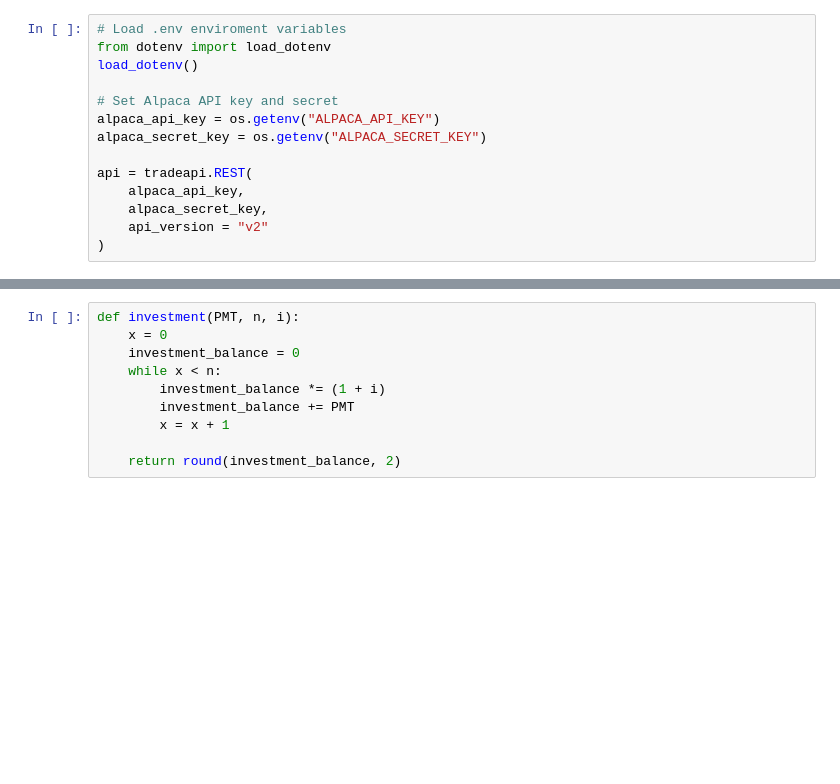
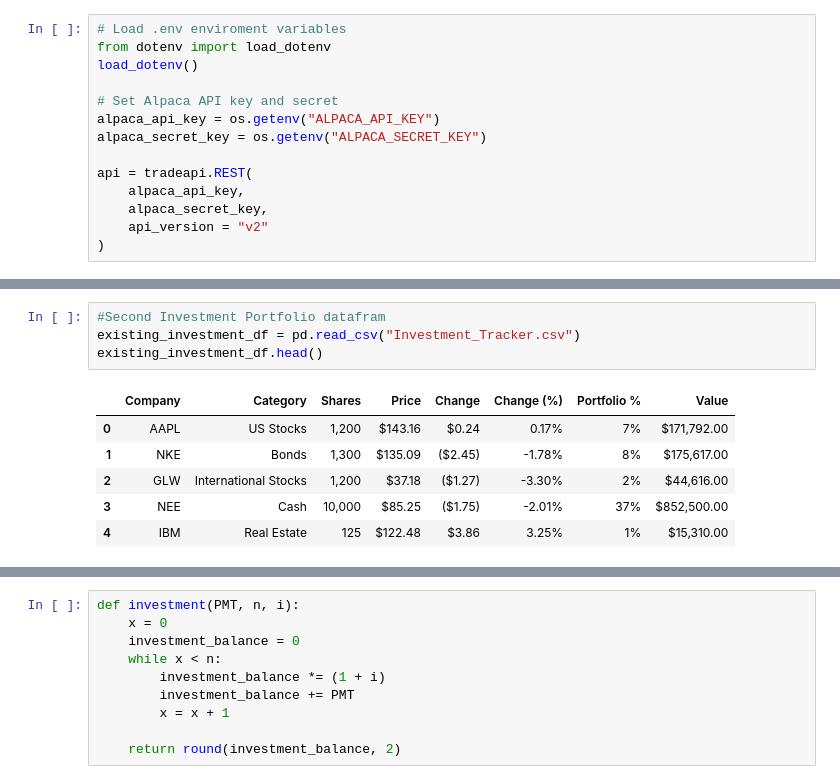
Before and after one commit to ryancfelts/Project1, a Jupyter notebook: Data_Cleanup.ipynb, the cells around one changed output, grey strips where cells are left out. Cells and saved outputs as stored; diff of their text form; blank space fills up the shorter version.

```diff
--- a/Data_Cleanup.ipynb
+++ b/Data_Cleanup.ipynb
@@ -54,4 +53,15 @@ df_portfolio_year.head()
 5 rows × 50 columns
+# %%
+#Second Investment Portfolio datafram
+existing_investment_df = pd.read_csv("Investment_Tracker.csv")
+existing_investment_df.head()
+# %% [output]
+|  | Company | Category | Shares | Price | Change | Change (%) | Portfolio % | Value |
+| 0 | AAPL | US Stocks | 1,200 | $143.16 | $0.24 | 0.17% | 7% | $171,792.00 |
+| 1 | NKE | Bonds | 1,300 | $135.09 | ($2.45) | -1.78% | 8% | $175,617.00 |
+| 2 | GLW | International Stocks | 1,200 | $37.18 | ($1.27) | -3.30% | 2% | $44,616.00 |
+| 3 | NEE | Cash | 10,000 | $85.25 | ($1.75) | -2.01% | 37% | $852,500.00 |
+| 4 | IBM | Real Estate | 125 | $122.48 | $3.86 | 3.25% | 1% | $15,310.00 |
 # %%
 # Create and empty DataFrame for closing prices for "SQ","ADYEY","MELI","GDOT","PYPL","FISV","PFE","GS","V","AXP","SPY"
 df_closing_prices = pd.DataFrame()
```
Also changed, not shown: parts of 18 cells of this notebook, 2 other files.
